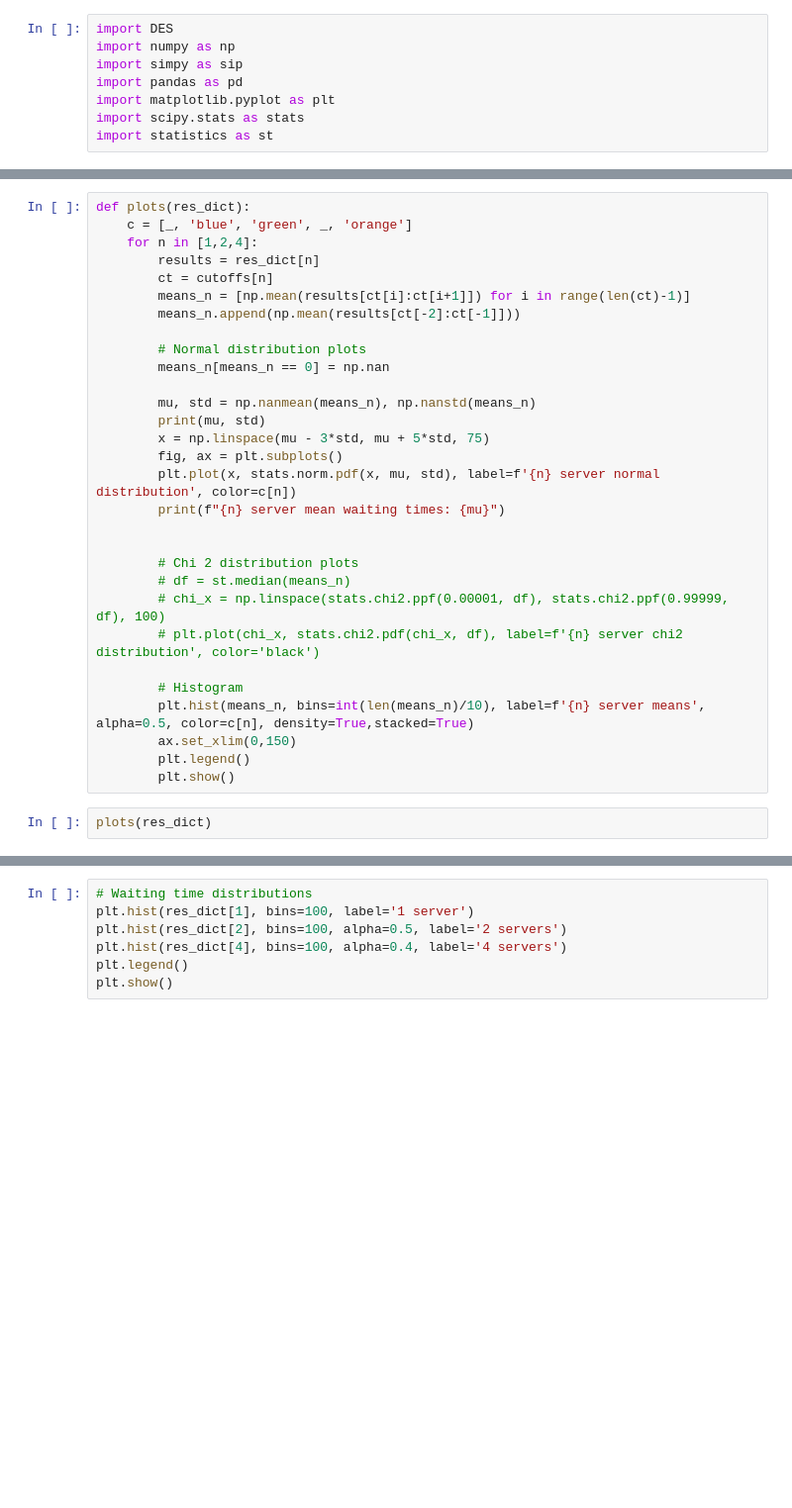
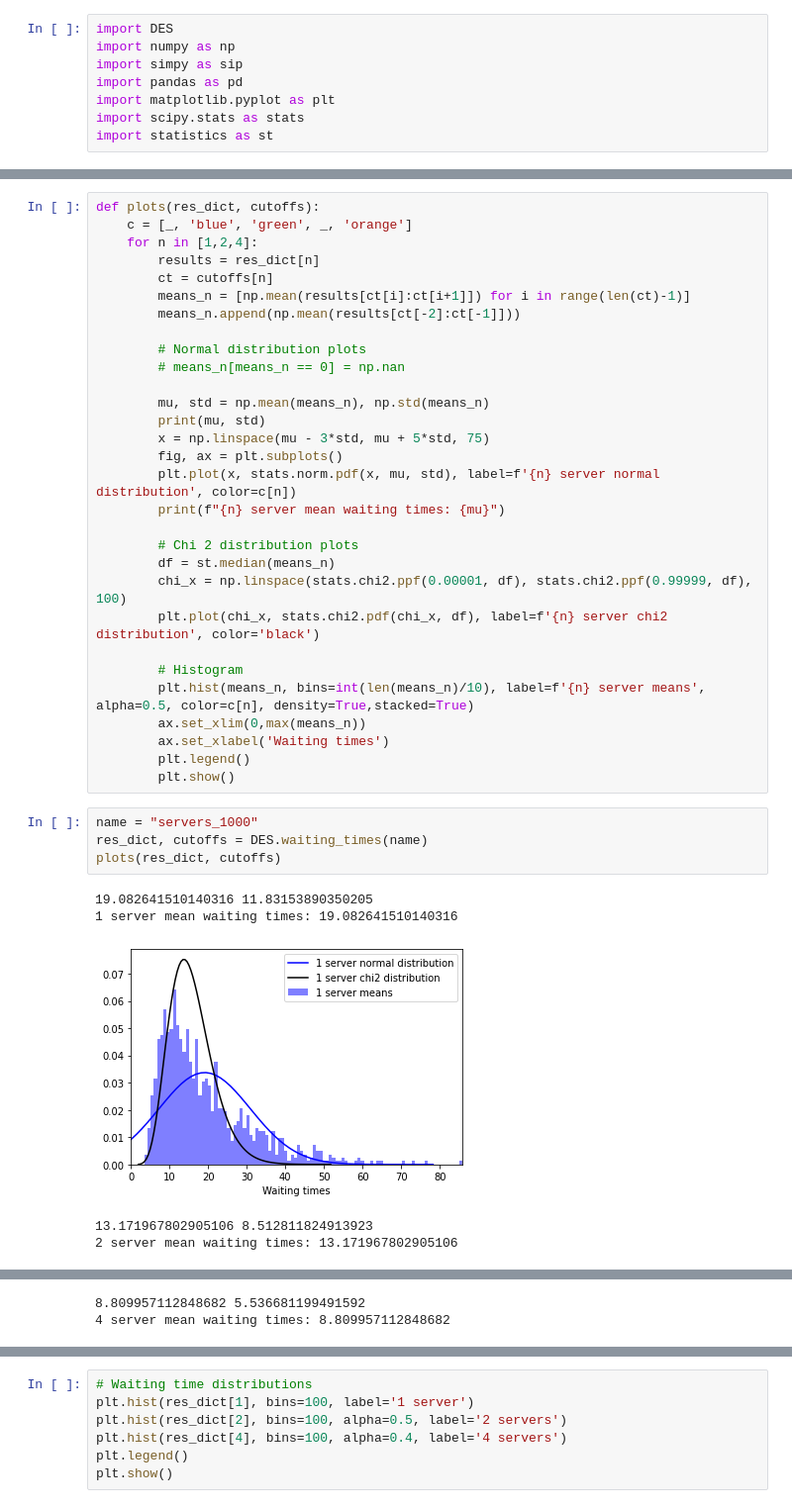
Before and after one commit to PaulHosek/QueueingTheory, a Jupyter notebook: tests_Marcel.ipynb, the cells around one changed output, grey strips where cells are left out. Shown at 99% size. Saved outputs shown, nothing was run; the diff lists cells and outputs as text; blank space fills up the shorter version.

```diff
--- a/tests_Marcel.ipynb
+++ b/tests_Marcel.ipynb
@@ -20,5 +85,5 @@ KeyboardInterrupt:
 # %%
-def plots(res_dict):
+def plots(res_dict, cutoffs):
     c = [_, 'blue', 'green', _, 'orange']
     for n in [1,2,4]:
         results = res_dict[n]
@@ -27,25 +92,33 @@ def plots(res_dict):
         means_n.append(np.mean(results[ct[-2]:ct[-1]]))
 
         # Normal distribution plots
-        means_n[means_n == 0] = np.nan
+        # means_n[means_n == 0] = np.nan
 
-        mu, std = np.nanmean(means_n), np.nanstd(means_n)
+        mu, std = np.mean(means_n), np.std(means_n)
         print(mu, std)
         x = np.linspace(mu - 3*std, mu + 5*std, 75)
         fig, ax = plt.subplots()
         plt.plot(x, stats.norm.pdf(x, mu, std), label=f'{n} server normal distribution', color=c[n])
         print(f"{n} server mean waiting times: {mu}")
 
-
         # Chi 2 distribution plots
-        # df = st.median(means_n)
-        # chi_x = np.linspace(stats.chi2.ppf(0.00001, df), stats.chi2.ppf(0.99999, df), 100)
-        # plt.plot(chi_x, stats.chi2.pdf(chi_x, df), label=f'{n} server chi2 distribution', color='black')
+        df = st.median(means_n)
+        chi_x = np.linspace(stats.chi2.ppf(0.00001, df), stats.chi2.ppf(0.99999, df), 100)
+        plt.plot(chi_x, stats.chi2.pdf(chi_x, df), label=f'{n} server chi2 distribution', color='black')
 
         # Histogram
         plt.hist(means_n, bins=int(len(means_n)/10), label=f'{n} server means', alpha=0.5, color=c[n], density=True,stacked=True)
-        ax.set_xlim(0,150)
+        ax.set_xlim(0,max(means_n))
+        ax.set_xlabel('Waiting times')
         plt.legend()
         plt.show()
-# %%
-plots(res_dict)
+# %%
+name = "servers_1000"
+res_dict, cutoffs = DES.waiting_times(name)
+plots(res_dict, cutoffs)
+# %% [output]
+19.082641510140316 11.83153890350205
+1 server mean waiting times: 19.082641510140316
+[figure, added]
+13.171967802905106 8.512811824913923
+2 server mean waiting times: 13.171967802905106
@@ -51,0 +126,2 @@ plots(res_dict)
+8.809957112848682 5.536681199491592
+4 server mean waiting times: 8.809957112848682
```
Also changed, not shown: parts of 5 cells of this notebook, 1 other file.
